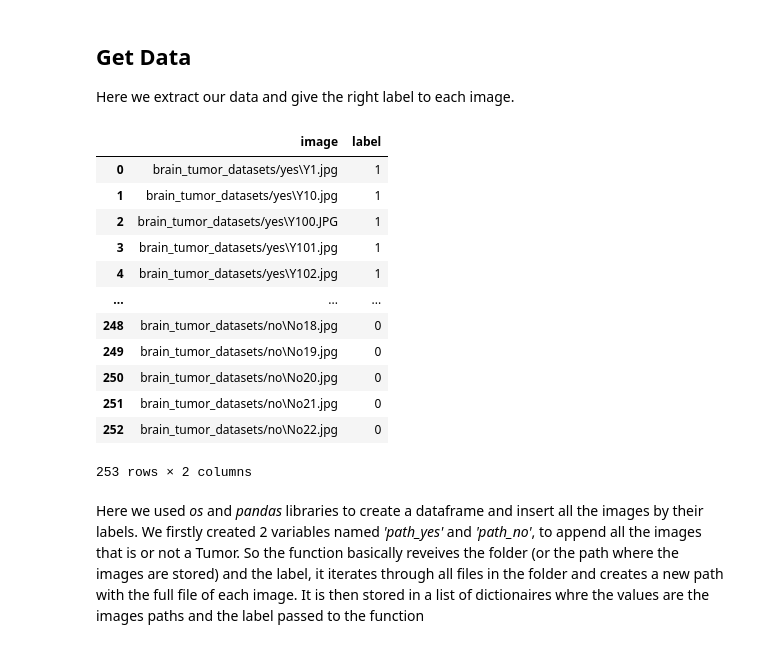
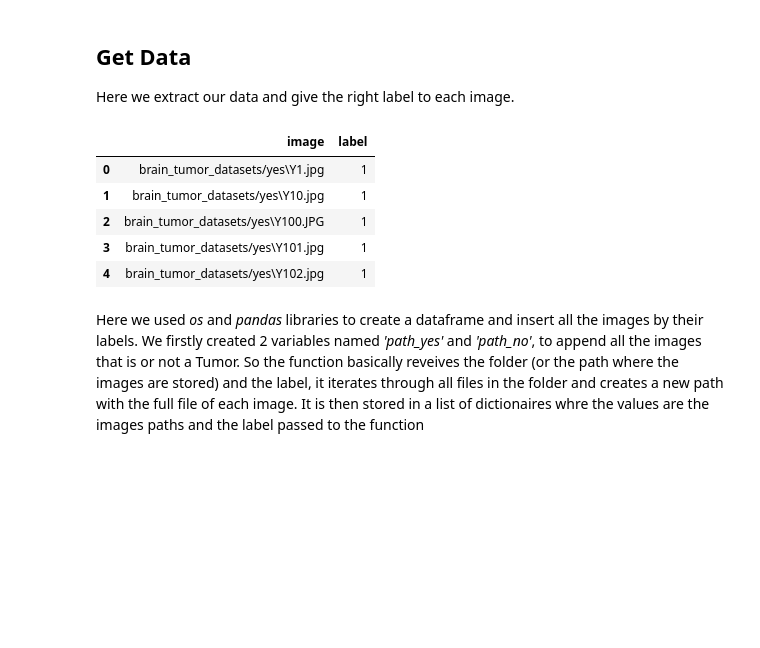
Before and after one commit to LCDA-UCP/dl_with_pytorch, a Jupyter notebook: Brain Tumor Detection/Brain_Tumor_Detection_code/brainTumorDetection.ipynb, the cells around one changed output. Cells and saved outputs as stored; diff of their text form; code cells hidden in the pictures; blank space fills up the shorter version.

```diff
--- a/Brain Tumor Detection/Brain_Tumor_Detection_code/brainTumorDetection.ipynb
+++ b/Brain Tumor Detection/Brain_Tumor_Detection_code/brainTumorDetection.ipynb
@@ -25,47 +26,45 @@ Here we extract our data and give the right label to each image.
 paht_yes = "brain_tumor_datasets/yes"
 path_no = "brain_tumor_datasets/no"
 
-images = []
 
 def extract_images(folder, label):
     """
     Extracts file paths and labels for images stored in a given folder and appends them to a global list.
 
     Args:
         folder (str): Path to the folder containing image files.
         label (int/str): Label associated with all images in the folder.
 
     Returns:
-        None: The function modifies a global list `data` by appending file paths and labels.
+        None: The function modifies a global list data by appending file paths and labels.
     """
+
+    images = []
 
     # Iterate through all files in the folder
     for filename in os.listdir(folder):
         filepath = os.path.join(folder, filename)  # Create the full file path
 
         # Check if the path points to a file
         if os.path.isfile(filepath):
-            images.append({"image": filepath, "label": label}) # Append the image path and label to `data`
+            images.append({"image": filepath, "label": label}) # Append the image path and label to data
 
-extract_images(paht_yes, label=1)
-extract_images(path_no, label=0)
+    return images
 
-data = pd.DataFrame(images)
-data
+data_yes = extract_images(paht_yes, label=1)
+data_no = extract_images(path_no, label=0)
+
+data = data_yes + data_no
+
+data = pd.DataFrame(data)
+data.head()
 # %% [output]
 |  | image | label |
 | 0 | brain_tumor_datasets/yes\Y1.jpg | 1 |
 | 1 | brain_tumor_datasets/yes\Y10.jpg | 1 |
 | 2 | brain_tumor_datasets/yes\Y100.JPG | 1 |
 | 3 | brain_tumor_datasets/yes\Y101.jpg | 1 |
 | 4 | brain_tumor_datasets/yes\Y102.jpg | 1 |
-| ... | ... | ... |
-| 248 | brain_tumor_datasets/no\No18.jpg | 0 |
-| 249 | brain_tumor_datasets/no\No19.jpg | 0 |
-| 250 | brain_tumor_datasets/no\No20.jpg | 0 |
-| 251 | brain_tumor_datasets/no\No21.jpg | 0 |
-| 252 | brain_tumor_datasets/no\No22.jpg | 0 |
-253 rows × 2 columns
 # %% [markdown]
 Here we used *os* and *pandas* libraries to create a dataframe and insert all the images by their labels. We firstly created 2 variables named *'path_yes'* and *'path_no'*, to append all the images that is or not a Tumor. So the function basically reveives the folder (or the path where the images are stored) and the label, it iterates through all files in the folder and creates a new path with the full file of each image. It is then stored in a list of dictionaires whre the values are the images paths and the label passed to the function
 # %%
```
Also changed, not shown: parts of 12 cells of this notebook, 1 other file.
